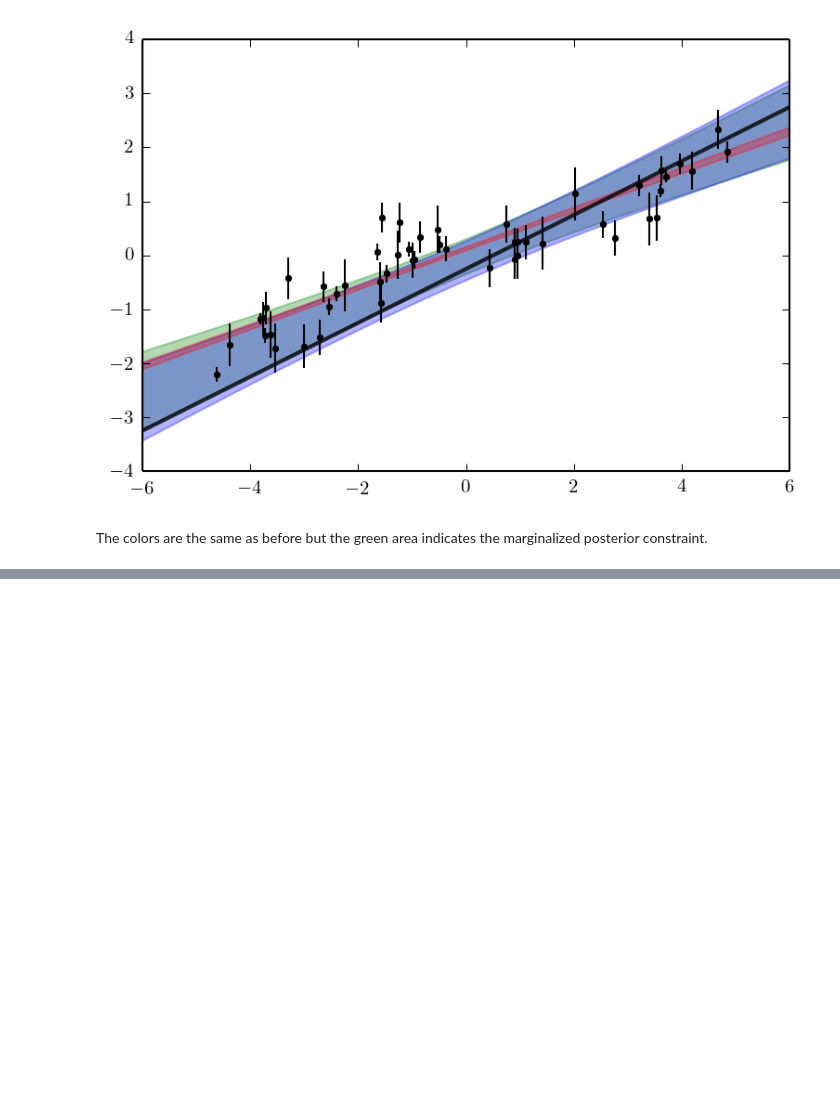
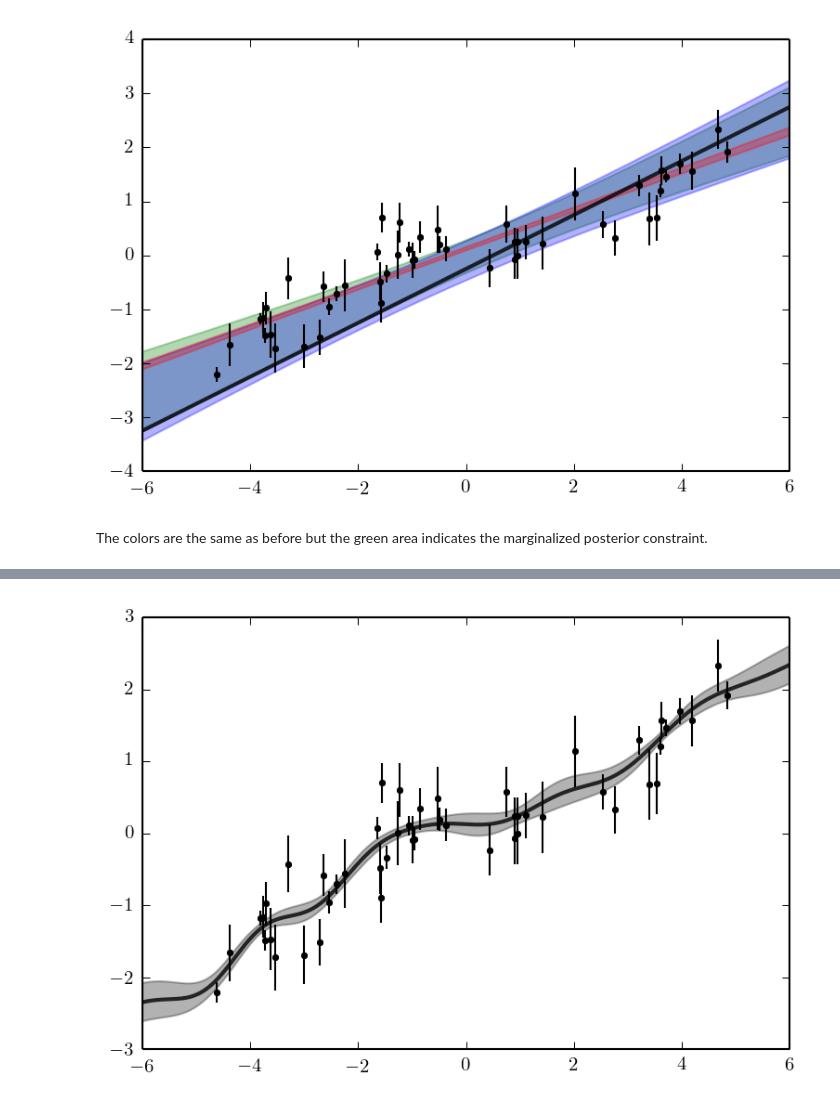
Before and after one commit to dfm/gp, a Jupyter notebook: Fitting a line with correlated noise.ipynb, the cells around one changed output, grey strips where cells are left out. Cells and saved outputs as stored; diff of their text form; code cells hidden in the pictures; blank space fills up the shorter version.

Commit message:
adding predictive mean

```diff
--- a/Fitting a line with correlated noise.ipynb
+++ b/Fitting a line with correlated noise.ipynb
@@ -33,7 +33,7 @@ pl.imshow(true_cov, interpolation="nearest", cmap="gray");
 # %% [markdown]
 And plot the data with the observational uncertainties. The true line is plotted in black.
 # %%
-x0 = np.linspace(-6, 6, 5000)
+x0 = np.linspace(-6, 6, 1000)
 pl.errorbar(x, y, yerr=yerr, fmt=".k", capsize=0)
 pl.plot(x0, true_m * x0 + true_b, "k", lw=2, alpha=0.8);
 # %% [output]
@@ -195,0 +210,21 @@ The colors are the same as before but the green area indicates the marginalized
+# %%
+w, n = np.unravel_index(np.argmax(sampler.lnprobability), sampler.lnprobability.shape)
+m, b, lna, lns = chain[w, n]
+a, s = np.exp(lna), np.exp(lns)
+# %%
+r = y - (m*x + b)
+mu = m * x0 + b
+C  = a * np.exp(-0.5 * (x[:, None]  - x[None, :]) ** 2 / s) + np.diag(yerr**2)
+K  = a * np.exp(-0.5 * (x0[:, None] - x[None, :]) ** 2 / s)
+K0 = a * np.exp(-0.5 * (x0[:, None] - x0[None, :]) ** 2 / s)
+f = np.dot(K, np.linalg.solve(C, r)) + mu
+covf = K0 - np.dot(K, np.linalg.solve(C, K.T))
+# %%
+samples = np.random.multivariate_normal(f, covf, size=5000)
+predict_std = np.std(samples, axis=0)
+# %%
+pl.errorbar(x, y, yerr=yerr, fmt=".k", capsize=0)
+pl.fill_between(x0, f+predict_std, f-predict_std, color="k", alpha=0.3)
+pl.plot(x0, f, "k", lw=2, alpha=0.8);
+# %% [output]
+[figure, added]
```
Also changed, not shown: parts of 3 cells of this notebook.
